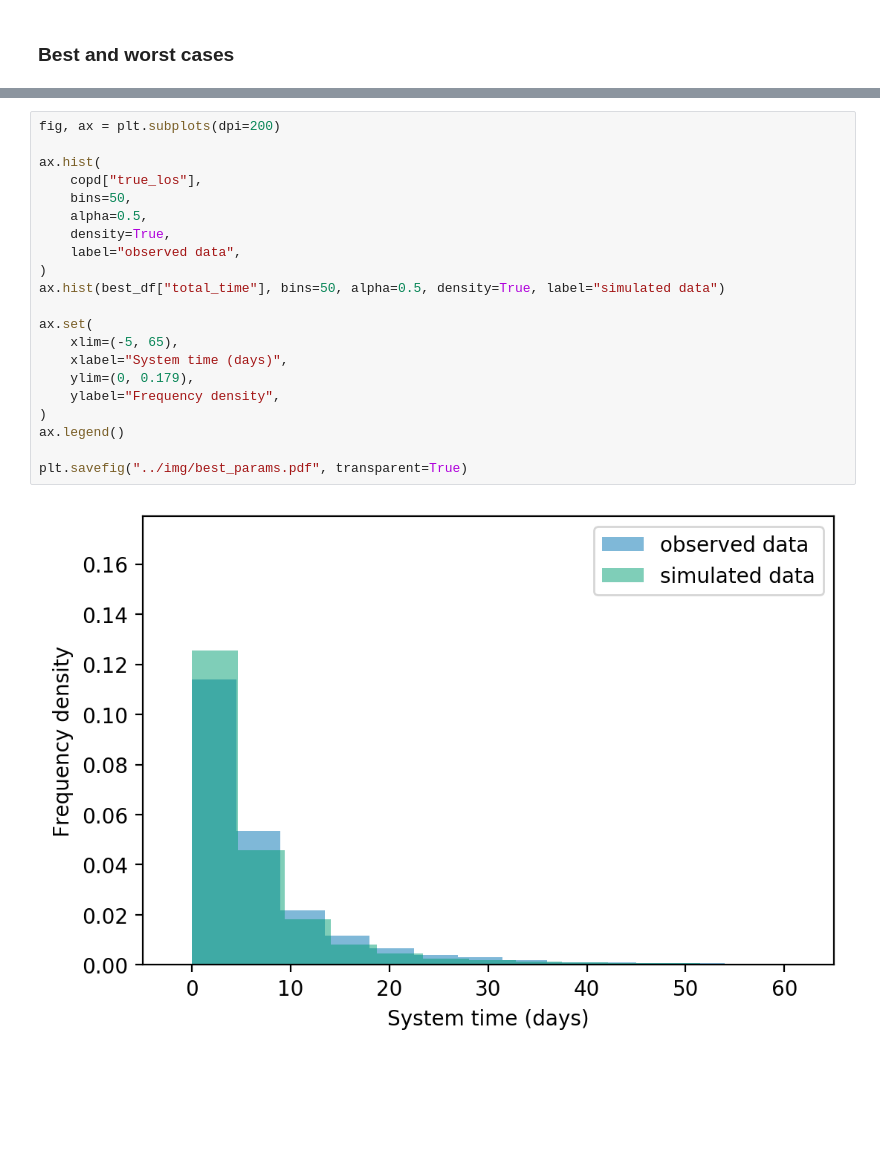
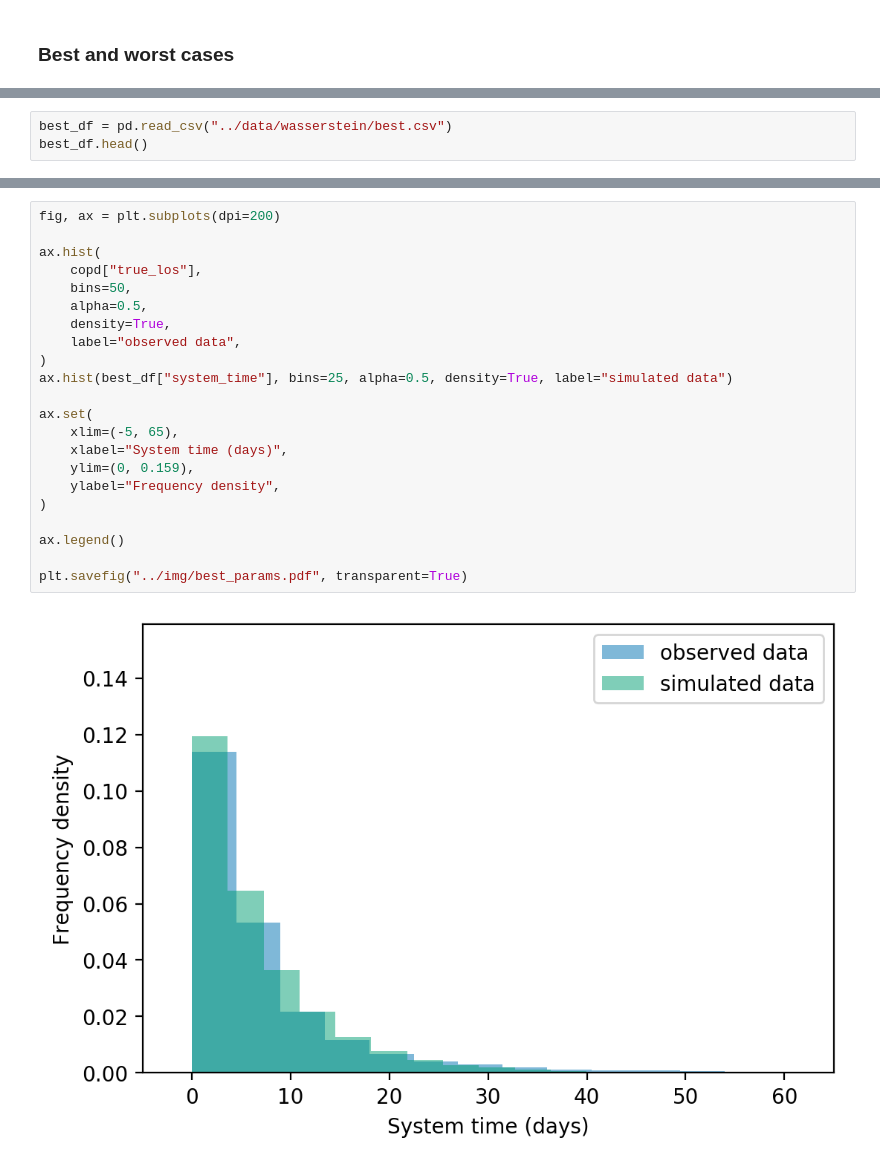
Before and after one commit to daffidwilde/copd-paper, a Jupyter notebook: nbs/queuing.ipynb, the cells around one changed output, grey strips where cells are left out. Cells and saved outputs as stored; diff of their text form; blank space fills up the shorter version.

Commit message:
Clean Wasserstein notebook.
Experiments have finished on Siren so the notebook can be cleaned up.

```diff
--- a/nbs/queuing.ipynb
+++ b/nbs/queuing.ipynb
@@ -254,0 +168,3 @@ ps, c, df.groupby(["p_0", "p_1", "p_2", "p_3", "num_servers"])["distance"].max()
+# %%
+best_df = pd.read_csv("../data/wasserstein/best.csv")
+best_df.head()
@@ -255,23 +178,24 @@ ps, c, df.groupby(["p_0", "p_1", "p_2", "p_3", "num_servers"])["distance"].max()
 # %%
 fig, ax = plt.subplots(dpi=200)
 
 ax.hist(
     copd["true_los"],
     bins=50,
     alpha=0.5,
     density=True,
     label="observed data",
 )
-ax.hist(best_df["total_time"], bins=50, alpha=0.5, density=True, label="simulated data")
+ax.hist(best_df["system_time"], bins=25, alpha=0.5, density=True, label="simulated data")
 
 ax.set(
     xlim=(-5, 65),
     xlabel="System time (days)",
-    ylim=(0, 0.179),
+    ylim=(0, 0.159),
     ylabel="Frequency density",
 )
+
 ax.legend()
 
 plt.savefig("../img/best_params.pdf", transparent=True)
 # %% [output]
-[figure, old version]
+[figure, new version]
```
Also changed, not shown: parts of 16 cells of this notebook.
